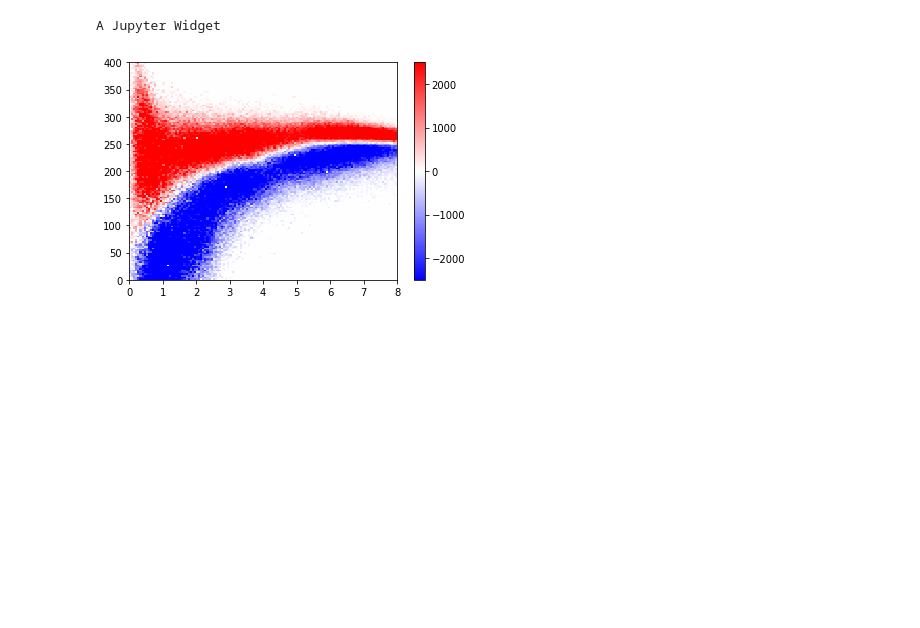
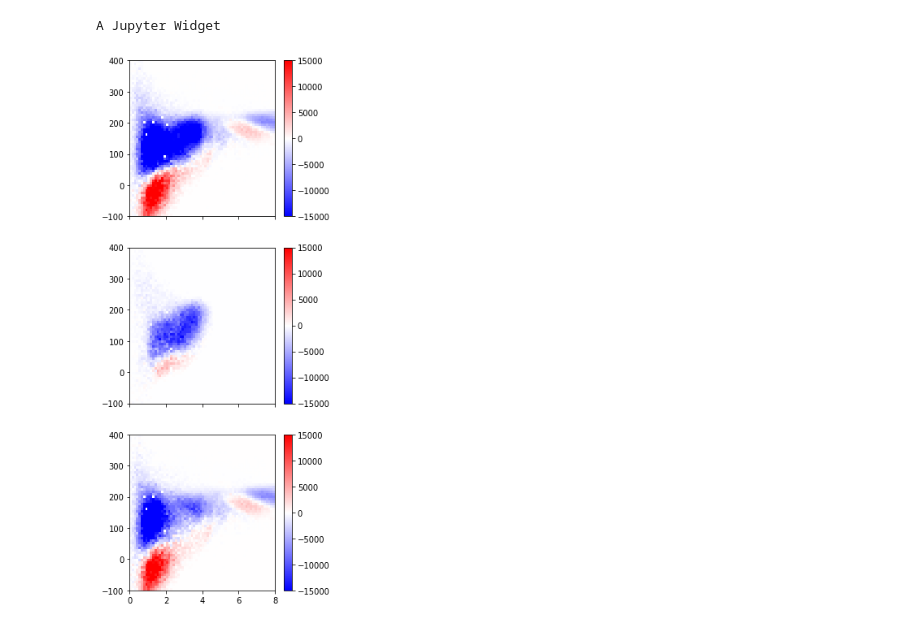
Before and after one commit to gusbeane/gasbar, a Jupyter notebook: notebooks/bar_orbits.ipynb, the cells around one changed output. Saved outputs shown, nothing was run; the diff lists cells and outputs as text; code cells hidden in the pictures; blank space fills up the shorter version.

```diff
--- a/notebooks/bar_orbits.ipynb
+++ b/notebooks/bar_orbits.ipynb
@@ -102,7 +85,0 @@ vel_sorted = sn.part2.vel.value[np.argsort(sn.part2.id)]
-# %%
-c0 = metr_list[:,1] < np.pi/8.0
-c1 = metr_list[:,2]/metr_list[:,3] < 0.22
-# c2 = metr_list[:,4] < np.pi/8.0
-
-key = np.logical_and(c0, c1)
-print(len(np.where(key)[0]))
@@ -143,0 +98,3 @@ plt.show()
+# %%
+in_bar_out_Nbody4 = compute_in_bar('Nbody-lvl4', 24)
+in_bar_out_Nbody3 = compute_in_bar('Nbody-lvl3', 24)
@@ -263,12 +402,12 @@ def loop_over_apoapses_compute_I(w, tlist, Trange):
         # find the keys for the apoapses at edges of Trange
         for k in range(len(t_apo)):
             if t_apo[k] < Tmin and t_apo[k+1] > Tmin:
-                Tmin_key0 = k
-                Tmin_key1 = k + 1
+                Tmin_key0 = key_apo[k]
+                Tmin_key1 = key_apo[k+1]
 
             if t_apo[k] < Tmax and t_apo[k+1] > Tmax:
-                Tmax_key0 = k
-                Tmax_key1 = k + 1
+                Tmax_key0 = key_apo[k]
+                Tmax_key1 = key_apo[k+1]
                 break
 
         Iz_Tmin = 0.0
@@ -293,7 +432,7 @@ def loop_over_apoapses_compute_I(w, tlist, Trange):
         else:
             Iz_Tmax = np.nan
 
-        k = Tmax_key0
+        k = Tmin_key0
         R_apo = np.sqrt(orbit[k][0]**2 + orbit[k][1]**2)
         V_apo = (orbit[k][0] * orbit[k][4] - orbit[k][3] * orbit[k][1]) / R_apo
 
@@ -332,21 +473,39 @@ A Jupyter Widget
 # %%
 R_apo = dat_tot[:,0]
 V_apo = dat_tot[:,1]
 delta_Iz = dat_tot[:,3] - dat_tot[:,2]
 
-# in_bar =
 
-rng = [[0, 8.0], [0, 400]]
-nres = 128
+rng = [[0, 8.0], [-100, 400]]
+nres = 64
+idx = 500
+vmin = -15000
+vmax = 15000
+
+fig, ax = plt.subplots(3, 1, figsize=(4, 12), sharex=True, sharey=True)
 
 # heatmap, _, _ = np.histogram2d(metr_list[:,1], metr_list[:,2]/metr_list[:,3], range=rng, bins=(nres, nres))
 heatmap, _, _ = np.histogram2d(R_apo, V_apo, range=rng, bins=(nres, nres), weights=delta_Iz)
 extent = [rng[0][0], rng[0][1], rng[1][0], rng[1][1]]
+im = ax[0].imshow(heatmap.T, extent=extent, vmin=vmin, vmax=vmax, origin='lower',cmap='bwr')
+fig.colorbar(im, ax=ax[0])
 
-fig, ax = plt.subplots(1, 1)
-im = ax.imshow(heatmap.T, extent=extent, origin='lower', vmin=-2500, vmax=2500, cmap='bwr')
-fig.colorbar(im)
-ax.set_aspect('auto')
+heatmap, _, _ = np.histogram2d(R_apo[in_bar[idx]], V_apo[in_bar[idx]], range=rng,
+                               bins=(nres, nres), weights=delta_Iz[in_bar[idx]])
+extent = [rng[0][0], rng[0][1], rng[1][0], rng[1][1]]
+im = ax[1].imshow(heatmap.T, extent=extent, vmin=vmin, vmax=vmax, origin='lower',cmap='bwr')
+fig.colorbar(im, ax=ax[1])
+
+not_in_bar = np.logical_not(in_bar[idx])
+heatmap, _, _ = np.histogram2d(R_apo[not_in_bar], V_apo[not_in_bar], range=rng,
+                               bins=(nres, nres), weights=delta_Iz[not_in_bar])
+extent = [rng[0][0], rng[0][1], rng[1][0], rng[1][1]]
+im = ax[2].imshow(heatmap.T, extent=extent, vmin=vmin, vmax=vmax, origin='lower',cmap='bwr')
+fig.colorbar(im, ax=ax[2])
+
+ax[0].set_aspect('auto')
+ax[1].set_aspect('auto')
+ax[2].set_aspect('auto')
 plt.show()
 # %% [output]
-[figure, old version]
+[figure, new version]
```
Also changed, not shown: parts of 30 cells of this notebook, 3 other files.
